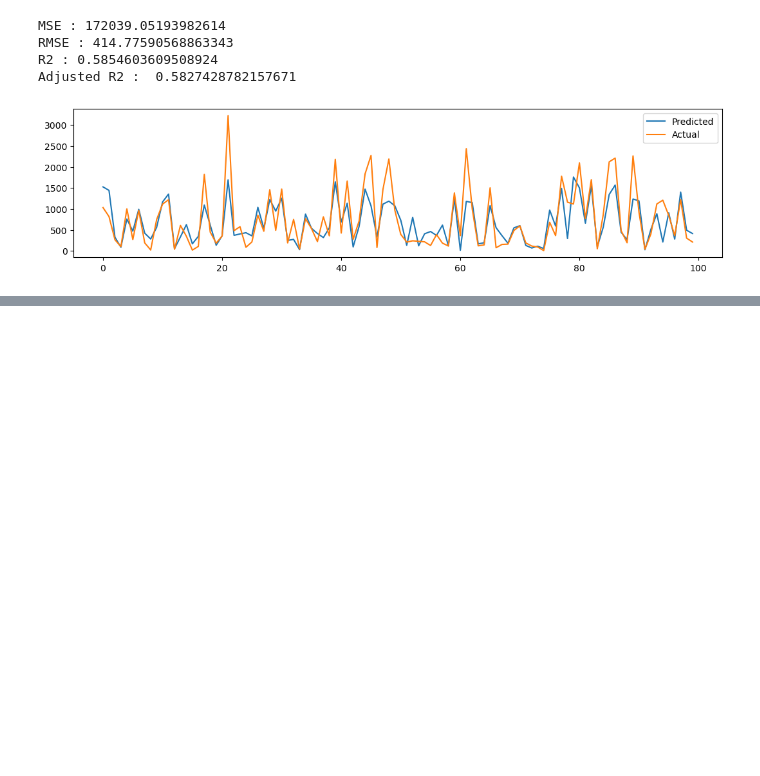
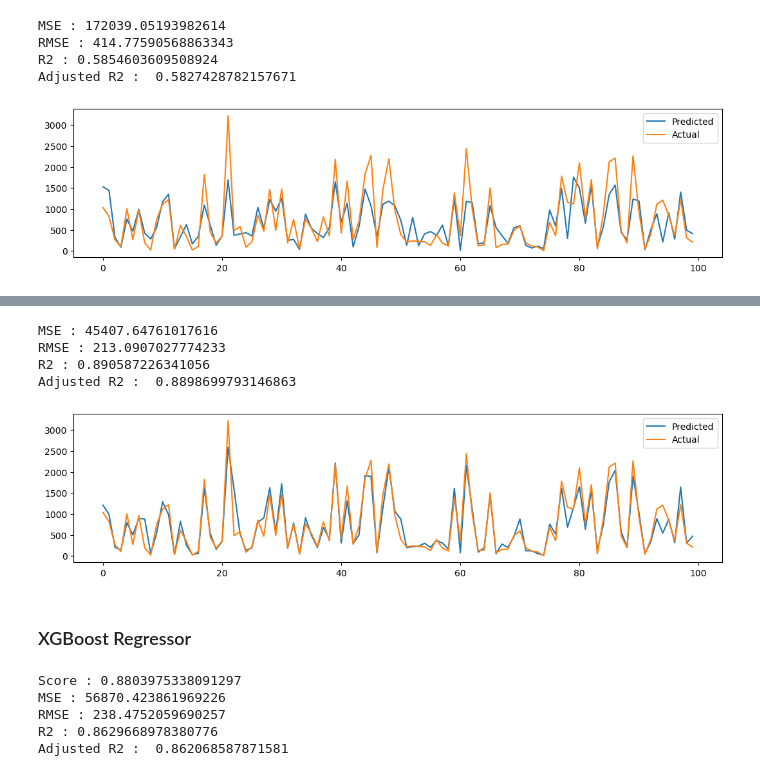
Before and after one commit to ShrikantPatole/Bike_Sharing_Demand_Prediction, a Jupyter notebook: BikeSharingDemandPrediction.ipynb, the cells around one changed output, grey strips where cells are left out. Drawn from its saved outputs; the diff is of its cells as text; code cells hidden in the pictures; blank space fills up the shorter version.

```diff
--- a/BikeSharingDemandPrediction.ipynb
+++ b/BikeSharingDemandPrediction.ipynb
@@ -833,0 +928,14 @@ plt.show()
+# %%
+rfparameters = {
+              'n_estimators':[110],
+              'min_samples_leaf':[1],
+              'max_depth' : [17],
+              'min_samples_split': [2],
+              'min_weight_fraction_leaf':[0.0],
+              'max_features':[0.8]
+
+               }
+R_forest = GridSearchCV(RFR,param_grid=rfparameters,cv=5,n_jobs=-1)
+R_forest.fit(X_train, y_train)
+print("The best fit alpha value is found out to be :" ,R_forest.best_params_)
+print("\nUsing ",R_forest.best_params_, " the negative mean squared error is: ", R_forest.best_score_)
@@ -833,0 +946,51 @@ plt.show()
+# %%
+# Use best parameters to create XGBoost regressor
+R_forest= RandomForestRegressor(**R_forest.best_params_)
+
+# Fit the XGBoost regressor with best parameters
+R_forest.fit(X_train, y_train)
+y_pred_rfr = R_forest.predict(X_test)
+MSE  = mean_squared_error((y_test)**2,(y_pred_rfr)**2)
+print("MSE :" , MSE)
+
+RMSE = np.sqrt(MSE)
+print("RMSE :" ,RMSE)
+
+r2 = r2_score((y_test)**2, (y_pred_rfr)**2)
+print("R2 :" ,r2)
+print("Adjusted R2 : ",1-(1-r2_score((y_test)**2,(y_pred_rfr)**2))*((X_test.shape[0]-1)/(X_test.shape[0]-X_test.shape[1]-1)))
+# %% [output]
+MSE : 45407.64761017616
+RMSE : 213.0907027774233
+R2 : 0.890587226341056
+Adjusted R2 :  0.8898699793146863
+# %%
+plt.figure(figsize=(13,3))
+plt.plot(((y_pred_rfr)**2)[:100])
+plt.plot(np.array(((y_test)**2)[:100]))
+plt.legend(["Predicted","Actual"])
+plt.show()
+# %% [output]
+[figure, added]
+# %% [markdown]
+### XGBoost Regressor
+# %%
+XGB=GradientBoostingRegressor()
+XGB.fit(X_train,y_train)
+y_pred_xg=XGB.predict(X_test)
+print('Score :',XGB.score(X_train, y_train))
+MSE  = mean_squared_error((y_test)**2,(y_pred_xg)**2)
+print("MSE :" , MSE)
+
+RMSE = np.sqrt(MSE)
+print("RMSE :" ,RMSE)
+
+r2 = r2_score((y_test)**2, (y_pred_xg)**2)
+print("R2 :" ,r2)
+print("Adjusted R2 : ",1-(1-r2_score((y_test)**2,(y_pred_xg)**2))*((X_test.shape[0]-1)/(X_test.shape[0]-X_test.shape[1]-1)))
+# %% [output]
+Score : 0.8803975338091297
+MSE : 56870.423861969226
+RMSE : 238.4752059690257
+R2 : 0.8629668978380776
+Adjusted R2 :  0.862068587871581
```
Also changed, not shown: parts of 13 cells of this notebook.
